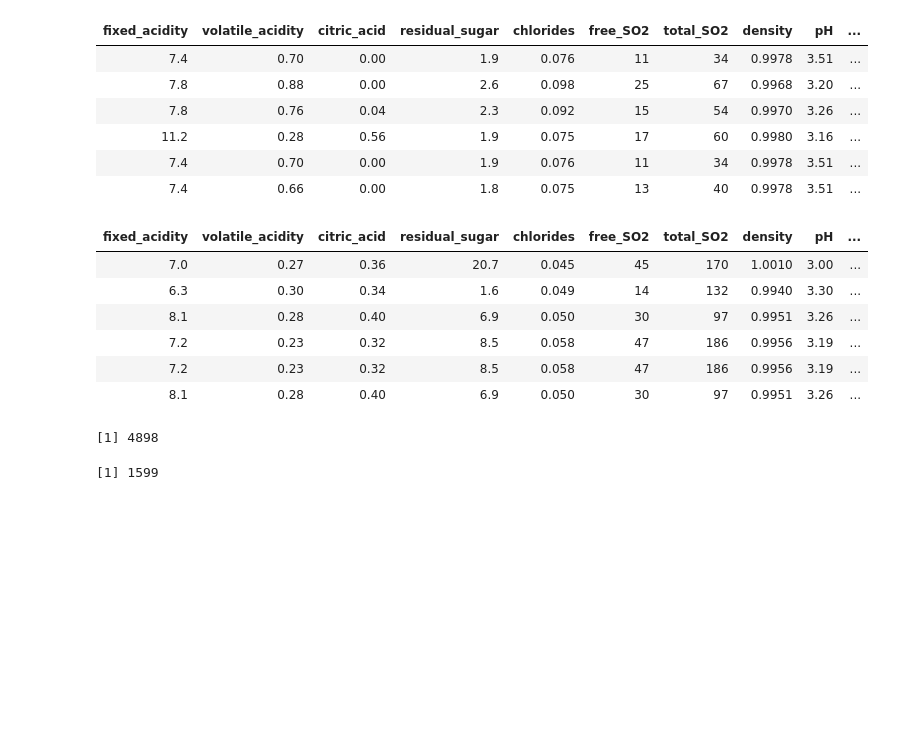
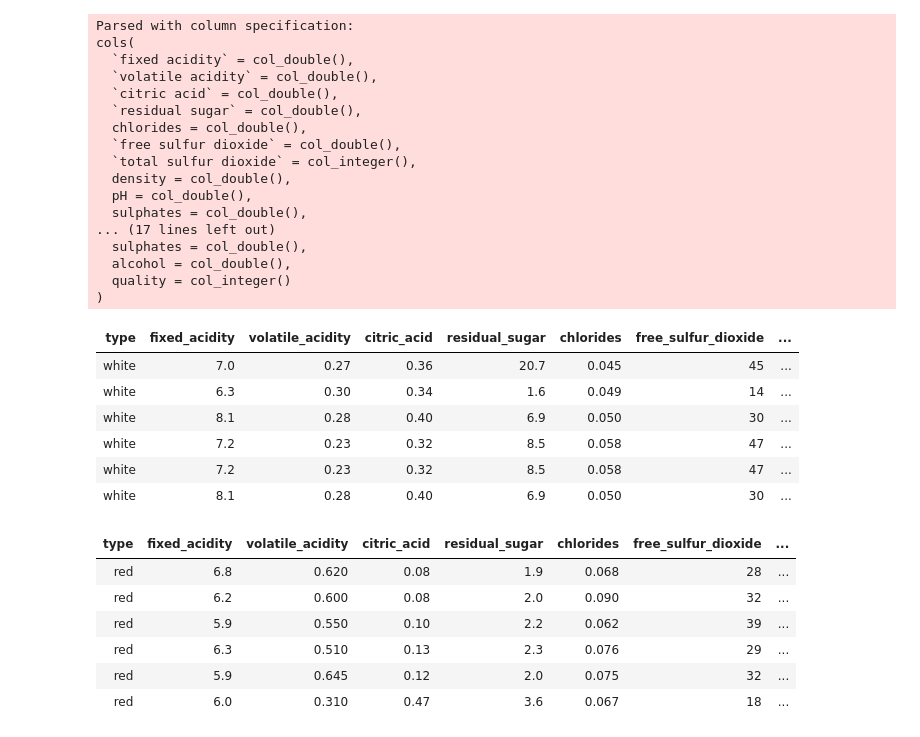
Before and after one commit to lexahl/DSCI-100-Group-Project-2019, a Jupyter notebook: Data-Set-Exploration (1).ipynb, the cells around one changed output. Cells and saved outputs as stored; diff of their text form; code cells hidden in the pictures; blank space fills up the shorter version.

```diff
--- a/Data-Set-Exploration (1).ipynb
+++ b/Data-Set-Exploration (1).ipynb
@@ -46,26 +19,0 @@ row # A tibble: 2 x 5 col     row col       expected               actual file
-# %%
-head(red_wine)
-# %% [output]
-| fixed_acidity | volatile_acidity | citric_acid | residual_sugar | chlorides | free_SO2 | total_SO2 | density | pH | ... |
-| 7.4 | 0.70 | 0.00 | 1.9 | 0.076 | 11 | 34 | 0.9978 | 3.51 | ... |
-| 7.8 | 0.88 | 0.00 | 2.6 | 0.098 | 25 | 67 | 0.9968 | 3.20 | ... |
-| 7.8 | 0.76 | 0.04 | 2.3 | 0.092 | 15 | 54 | 0.9970 | 3.26 | ... |
-| 11.2 | 0.28 | 0.56 | 1.9 | 0.075 | 17 | 60 | 0.9980 | 3.16 | ... |
-| 7.4 | 0.70 | 0.00 | 1.9 | 0.076 | 11 | 34 | 0.9978 | 3.51 | ... |
-| 7.4 | 0.66 | 0.00 | 1.8 | 0.075 | 13 | 40 | 0.9978 | 3.51 | ... |
-# %%
-head(white_wine)
-# %% [output]
-| fixed_acidity | volatile_acidity | citric_acid | residual_sugar | chlorides | free_SO2 | total_SO2 | density | pH | ... |
-| 7.0 | 0.27 | 0.36 | 20.7 | 0.045 | 45 | 170 | 1.0010 | 3.00 | ... |
-| 6.3 | 0.30 | 0.34 | 1.6 | 0.049 | 14 | 132 | 0.9940 | 3.30 | ... |
-| 8.1 | 0.28 | 0.40 | 6.9 | 0.050 | 30 | 97 | 0.9951 | 3.26 | ... |
-| 7.2 | 0.23 | 0.32 | 8.5 | 0.058 | 47 | 186 | 0.9956 | 3.19 | ... |
-| 7.2 | 0.23 | 0.32 | 8.5 | 0.058 | 47 | 186 | 0.9956 | 3.19 | ... |
-| 8.1 | 0.28 | 0.40 | 6.9 | 0.050 | 30 | 97 | 0.9951 | 3.26 | ... |
-# %%
-nrow(white_wine)
-nrow(red_wine)
-# %% [output]
-[1] 4898
-[1] 1599
@@ -73,0 +20,49 @@ wine <- bind_rows(list(white = white_wine , red = red_wine), .id = "type")
+# %%
+# reading in our data
+red_wine <- read_delim("https://archive.ics.uci.edu/ml/machine-learning-databases/wine-quality/winequality-red.csv",
+                    delim=";")
+white_wine <- read_delim("https://archive.ics.uci.edu/ml/machine-learning-databases/wine-quality/winequality-white.csv",
+                    delim=";")
+
+# eliminating whitespace in column names
+names(red_wine) <- gsub(" ","_", names(red_wine))
+names(white_wine) <- gsub(" ","_", names(white_wine))
+
+
+# combining our two wine data sets
+wine <- bind_rows(list(white = white_wine , red = red_wine), .id = "type")
+
+head(wine)
+tail(wine)
+# %% [output]
+Parsed with column specification:
+cols(
+  `fixed acidity` = col_double(),
+  `volatile acidity` = col_double(),
+  `citric acid` = col_double(),
+  `residual sugar` = col_double(),
+  chlorides = col_double(),
+  `free sulfur dioxide` = col_double(),
+  `total sulfur dioxide` = col_integer(),
+  density = col_double(),
+  pH = col_double(),
+  sulphates = col_double(),
+... (17 lines left out)
+  sulphates = col_double(),
+  alcohol = col_double(),
+  quality = col_integer()
+)
+| type | fixed_acidity | volatile_acidity | citric_acid | residual_sugar | chlorides | free_sulfur_dioxide | ... |
+| white | 7.0 | 0.27 | 0.36 | 20.7 | 0.045 | 45 | ... |
+| white | 6.3 | 0.30 | 0.34 | 1.6 | 0.049 | 14 | ... |
+| white | 8.1 | 0.28 | 0.40 | 6.9 | 0.050 | 30 | ... |
+| white | 7.2 | 0.23 | 0.32 | 8.5 | 0.058 | 47 | ... |
+| white | 7.2 | 0.23 | 0.32 | 8.5 | 0.058 | 47 | ... |
+| white | 8.1 | 0.28 | 0.40 | 6.9 | 0.050 | 30 | ... |
+| type | fixed_acidity | volatile_acidity | citric_acid | residual_sugar | chlorides | free_sulfur_dioxide | ... |
+| red | 6.8 | 0.620 | 0.08 | 1.9 | 0.068 | 28 | ... |
+| red | 6.2 | 0.600 | 0.08 | 2.0 | 0.090 | 32 | ... |
+| red | 5.9 | 0.550 | 0.10 | 2.2 | 0.062 | 39 | ... |
+| red | 6.3 | 0.510 | 0.13 | 2.3 | 0.076 | 29 | ... |
+| red | 5.9 | 0.645 | 0.12 | 2.0 | 0.075 | 32 | ... |
+| red | 6.0 | 0.310 | 0.47 | 3.6 | 0.067 | 18 | ... |
```
Also changed, not shown: parts of 16 cells of this notebook.
